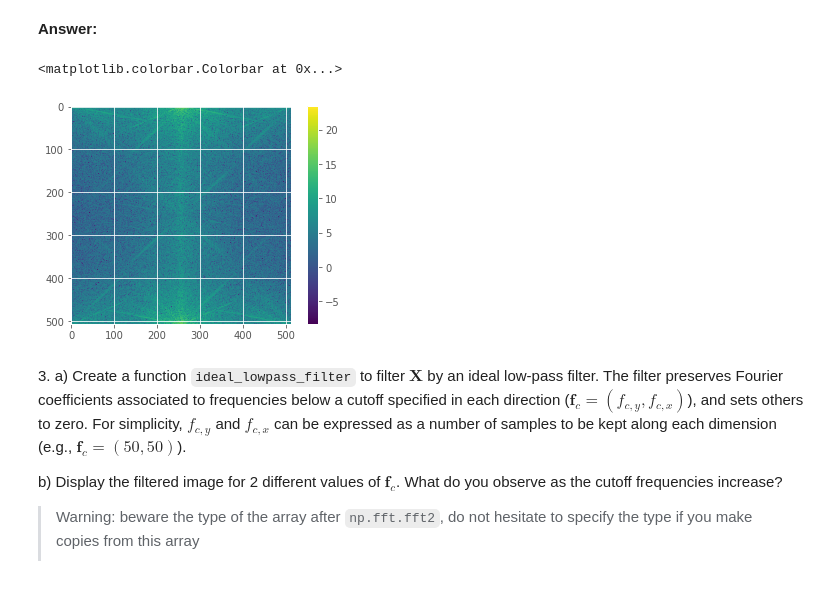
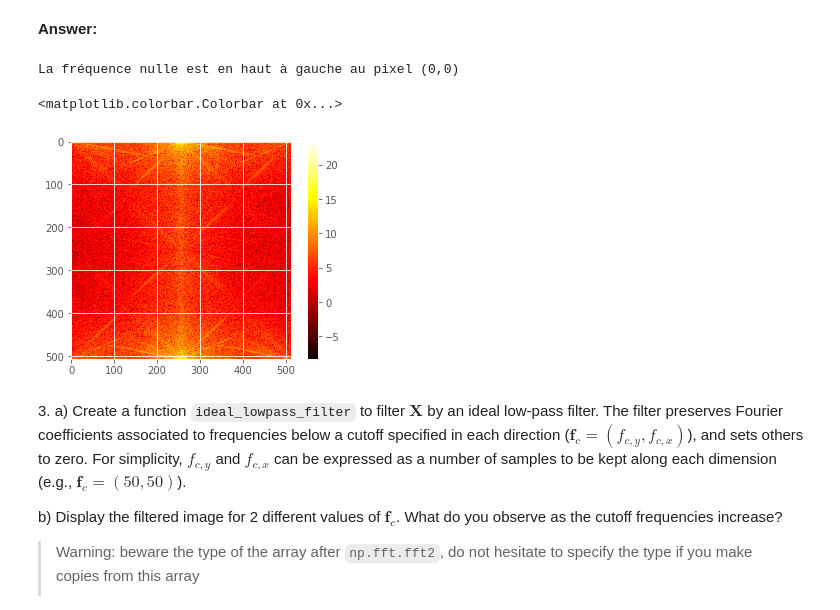
Before and after one commit to VictorCilleros/python_sdia_All, a Jupyter notebook: Labs/Lab3/lab3.ipynb, the cells around one changed output. Saved outputs shown, nothing was run; the diff lists cells and outputs as text; code cells hidden in the pictures.

```diff
--- a/Labs/Lab3/lab3.ipynb
+++ b/Labs/Lab3/lab3.ipynb
@@ -176,9 +177,9 @@ In this exercise, we explore the use of the 2-dimensional Fourier transform to f
 # %%
 from PIL import Image
 
-Img = plt.imread(".\img\\cameraman.png")
+X = plt.imread(".\img\\cameraman.png")
 
-plt.imshow(Img,cmap = "gray")
+plt.imshow(X,cmap = "gray")
 # %% [output]
 <matplotlib.image.AxesImage at 0x...>
 [figure]
@@ -190,17 +191,24 @@ a) In this representation, where is the pixel of the spectrum associated with th
 b) Take a look at the documentation of `np.fft.fftshift`. Use it to ensure that the null frequency is located at the center of the image.
 # %% [markdown]
 **Answer:**
+# %%
+FFT = np.fft.fft2(X)
+print("La fréquence nulle est en haut à gauche au pixel (0,0)")
+# %% [output]
+La fréquence nulle est en haut à gauche au pixel (0,0)
 # %%
-FFT =np.fft.fftshift(np.fft.fft2(Img),axes =(1,))
-Density = np.abs(FFT)**2
-LogDensity = np.log(Density)
-plt.imshow(LogDensity,vmin = np.min(LogDensity),vmax=np.max(LogDensity))
+#Implémenté avec fftshift
+
+FFT_shift =np.fft.fftshift(FFT,axes =(1,))
+Density_shift = np.abs(FFT_shift)**2
+LogDensity = np.log(Density_shift)
+
+
+plt.imshow(LogDensity,vmin = np.min(LogDensity),vmax=np.max(LogDensity),cmap = "hot")
 plt.colorbar()
-
-#Implémenter avec fftshift
 # %% [output]
 <matplotlib.colorbar.Colorbar at 0x...>
-[figure, old version]
+[figure, new version]
 # %% [markdown]
 3\.
     a) Create a function `ideal_lowpass_filter` to filter $\mathbf{X}$ by an ideal low-pass filter. The filter preserves Fourier coefficients associated to frequencies below a cutoff specified in each direction ($\mathbf{f}_c = (f_{c,y}, f_{c,x})$), and sets others to zero. For simplicity, $f_{c,y}$ and $f_{c,x}$ can be expressed as a number of samples to be kept along each dimension (e.g., $\mathbf{f}_c = (50,50)$).
```
Also changed, not shown: parts of 8 cells of this notebook, 1 other file.
